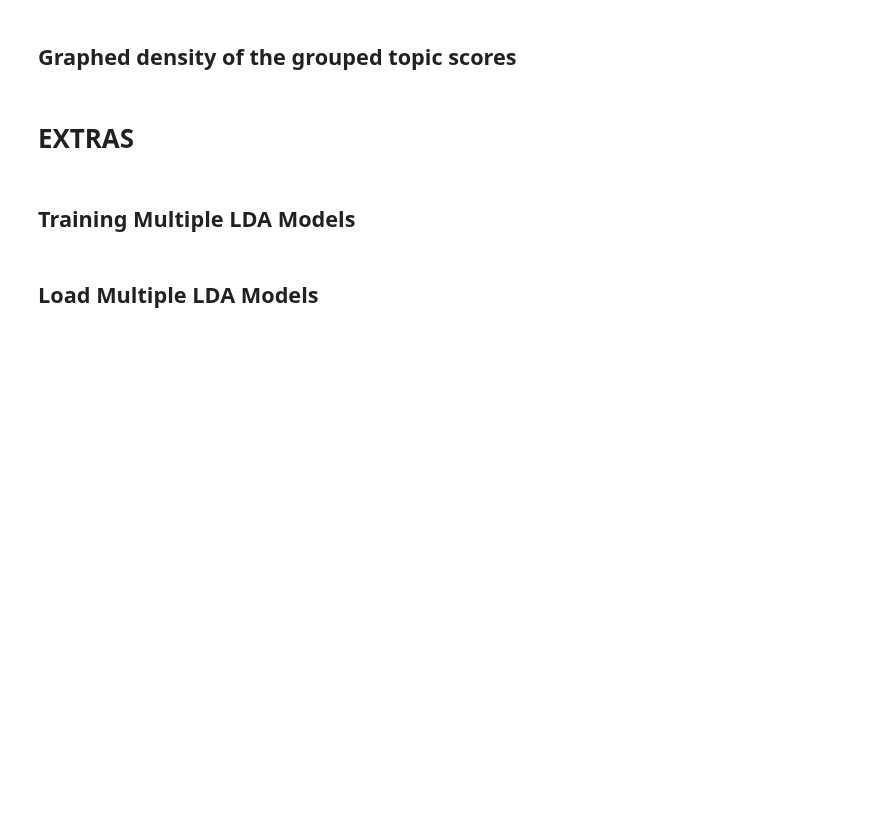
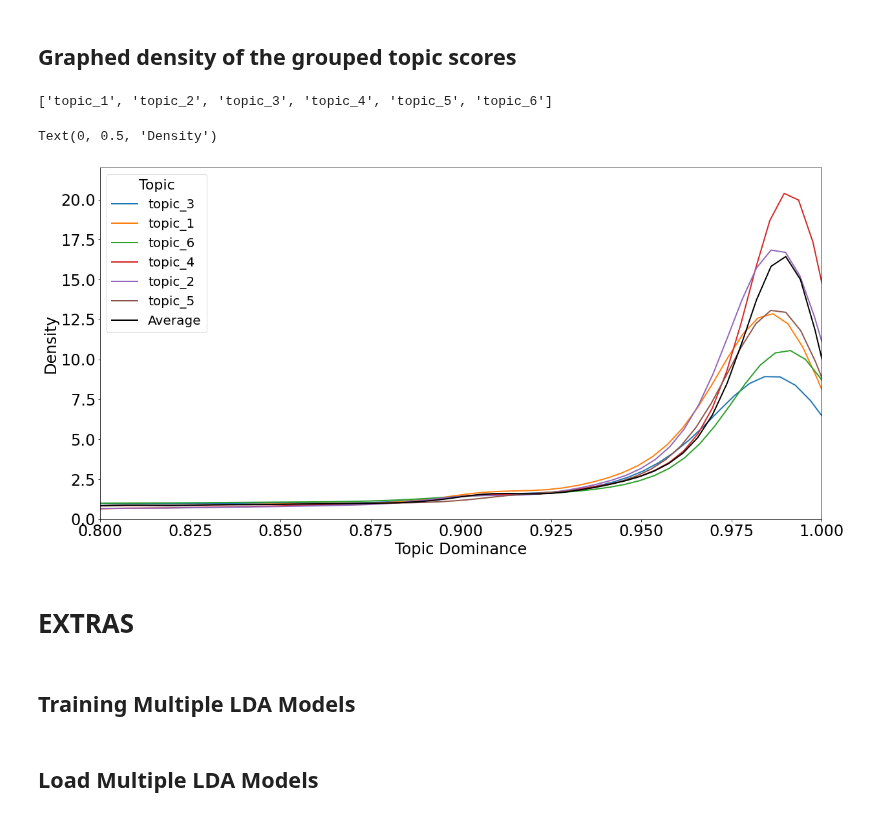
Before and after one commit to seriousdeejay/citynet, a Jupyter notebook: src/analyses/Diederik_Clean/2 Topic Modeling - Paragraphs.ipynb, the cells around one changed output. Cells and saved outputs as stored; diff of their text form; code cells hidden in the pictures; blank space fills up the shorter version.

Commit message:
Finished Topic Modeling Notebook

```diff
--- a/src/analyses/Diederik_Clean/2 Topic Modeling - Paragraphs.ipynb
+++ b/src/analyses/Diederik_Clean/2 Topic Modeling - Paragraphs.ipynb
@@ -186,3 +333,13 @@ else:
+# %%
+try:
+    corpus
+except NameError:
+    corpus = model_dict['corpus']
+
+try:
+    dictionary
+except NameError:
+    dictionary = model_dict['dictionary']
 # %% [markdown]
 ## Visualisation
 # %%
@@ -209,6 +466,8 @@ vis
 # %%
+%%time
+
 all_topics = {}
-num_terms = 15 # Adjust number of words to represent each topic
+num_terms = 50 # Adjust number of words to represent each topic
 lambd = 0.2 # Adjust this accordingly based on tuning above
 
 if not isinstance(vis, pyLDAvis._prepare.PreparedData):
@@ -260,5 +560,5 @@ topic_distributions_renamed_cols.idxmax(axis="columns").value_counts(normalize=T
 # %% [markdown]
 ## Merge paragraphs with topic distributions
 # %%
-updated_results = pd.concat([result, topic_distributions_renamed_cols],
+updated_results = pd.concat([result, topic_distributions],
                   axis = 1)
@@ -274,7 +582,7 @@ chunked_dataframe = np.array_split(updated_results, nr_of_chunks)
 # This may take a while
 
 for i, subdataframe in enumerate(tqdm(chunked_dataframe)):
-    chunked_dataframe[i] = pd.concat([subdataframe, subdataframe[topic_distributions_renamed_cols.columns].agg(['idxmax','max'],axis=1)], axis=1)
+    chunked_dataframe[i] = pd.concat([subdataframe, subdataframe[topic_distributions.columns].agg(['idxmax','max'],axis=1)], axis=1)
 # %%
 final_df = pd.concat(chunked_dataframe,axis=0)
 # %%
@@ -320,5 +675,10 @@ final_df_renamed_cols['lda_dominant_score'].value_counts(bins=[0,0.1,0.2,0.3,0.4
 # %% [markdown]
 ## Graphed density of the grouped topic scores
+# %%
+topics = [topic for topic in final_df_renamed_cols['lda_dominant'].unique() if isinstance(topic, str)]
+sorted(topics)
+# %% [output]
+['topic_1', 'topic_2', 'topic_3', 'topic_4', 'topic_5', 'topic_6']
 # %%
 # !pip install seaborn
 import matplotlib.pyplot as plt
@@ -326,38 +686,43 @@ import matplotlib.pyplot as plt
 %matplotlib inline
 import seaborn as sns
 
 plt.figure(figsize=(20,10))
 
 a = final_df_renamed_cols.groupby('lda_dominant')
 
-# Iterate through the five airlines
-for topic in final_df_renamed_cols['lda_dominant'].unique():
+# Iterate through the five topics
+topics = [topic for topic in final_df_renamed_cols['lda_dominant'].unique() if isinstance(topic, str)]
+
+for topic in topics:
     b = a['lda_dominant_score'].get_group(topic)
 
     #     b.plot.density(color='green')
     # plt.title('Density plot for Speeding')
     # plt.show()
 
     sns.distplot(b, hist = False, kde = True,
                  kde_kws = {'linewidth': 2},
                  label = topic)
 
 # Plot formatting
 sns.distplot(final_df_renamed_cols['lda_dominant_score'], hist = False, kde = True,
-                 kde_kws = {'linewidth': 4},
+                 kde_kws = {'linewidth': 2},
                  color = 'black',
                  label = 'Average')
 
 plt.legend(prop={'size': 20}, title = 'Topic', title_fontsize=22)
 # plt.title('Score Density of the dominant topics grouped by topic', fontsize=24)
 plt.rc('axes', titlesize=24)
 plt.rc('axes', labelsize=24)
 plt.rc('xtick', labelsize=24)
 plt.rc('ytick', labelsize=24)
 plt.xlabel('Topic Dominance')
-plt.ylim(0, 12)
-plt.xlim(0.2, 1)
+plt.ylim(0, 22)
+plt.xlim(0.8, 1)
 plt.ylabel('Density')
+# %% [output]
+Text(0, 0.5, 'Density')
+[figure, added]
 # %% [markdown]
 # EXTRAS
 # %% [markdown]
```
Also changed, not shown: parts of 33 cells of this notebook, 2 other files.
